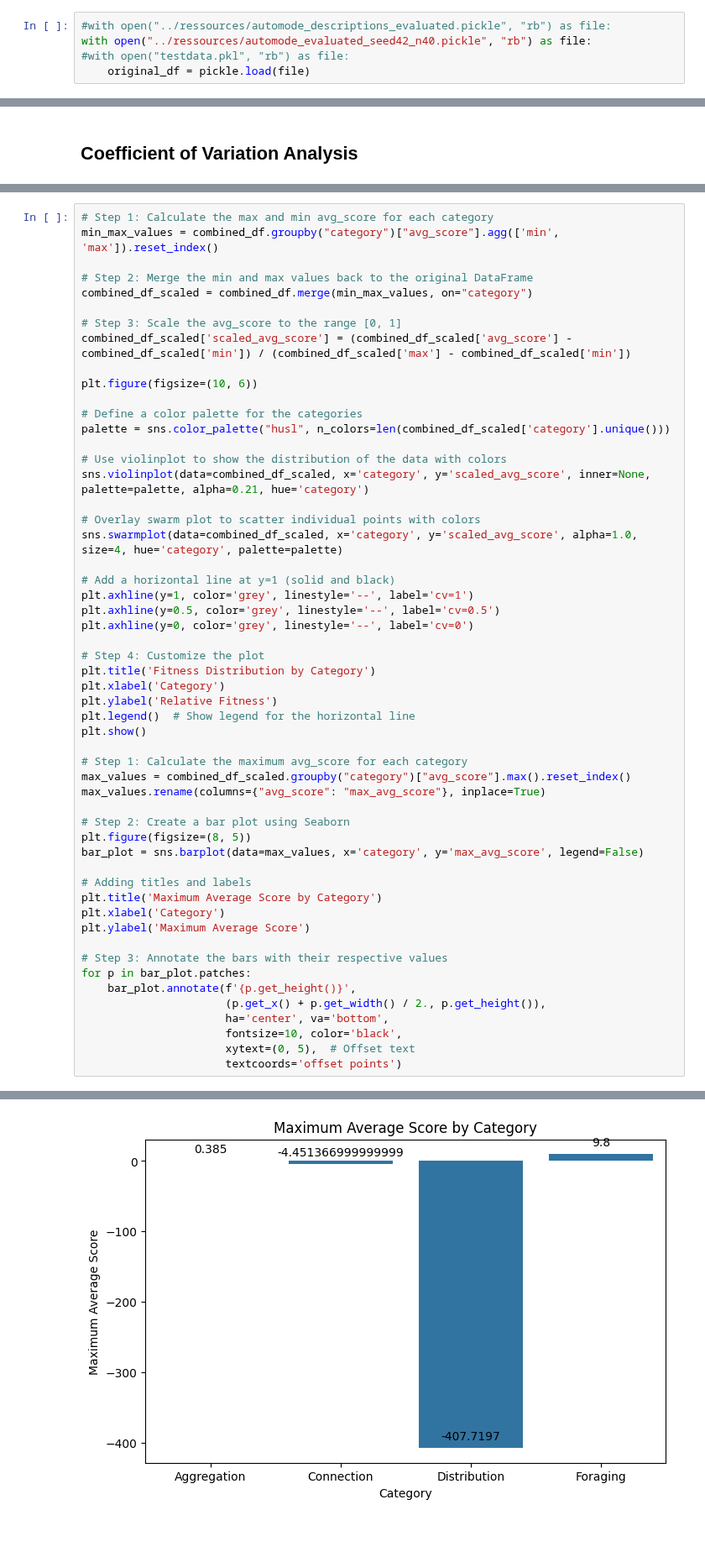
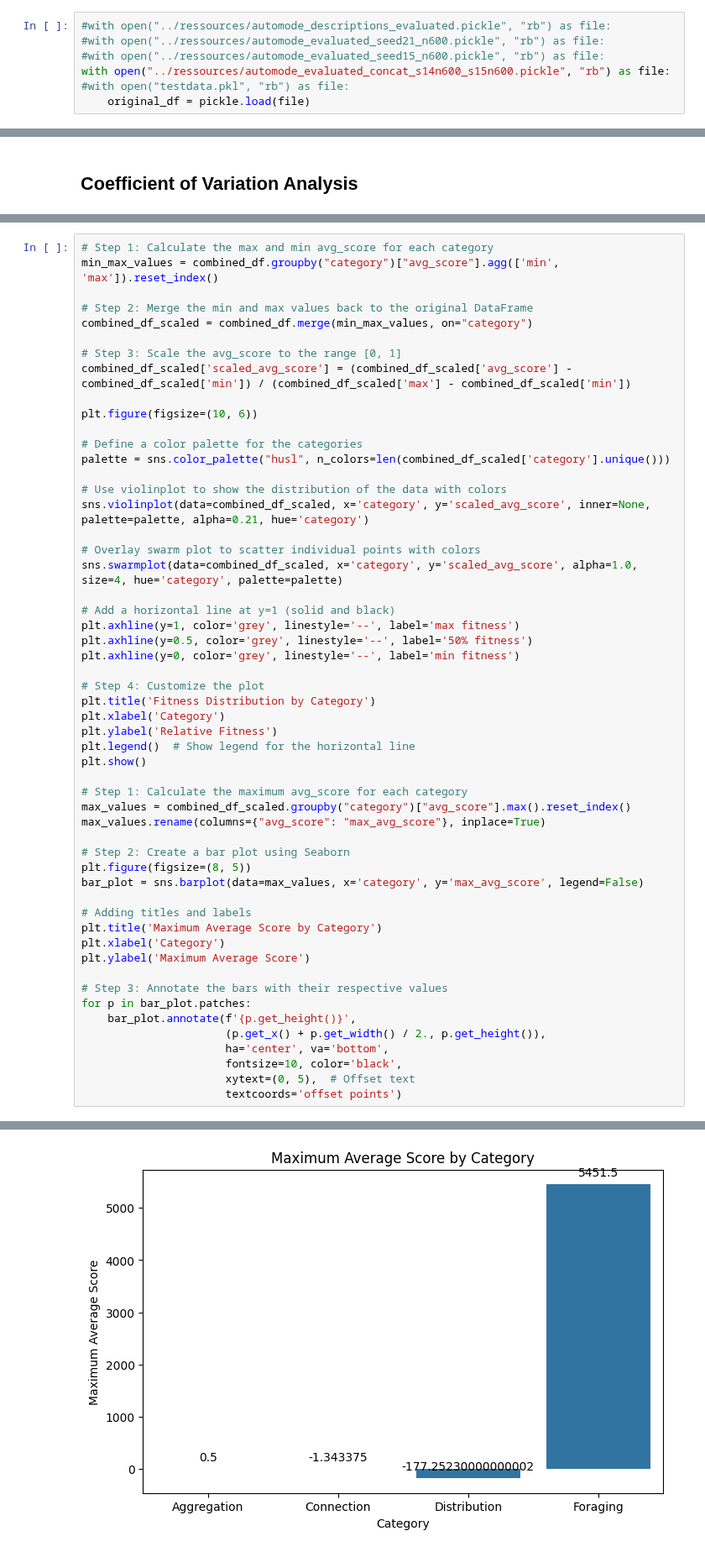
Before and after one commit to julianjandeleit/thesis_llm_collective_behavior_generation, a Jupyter notebook: analysis_notebooks/automode_analysis.ipynb, the cells around one changed output, grey strips where cells are left out. Shown at 84% size. Cells and saved outputs as stored; diff of their text form.

```diff
--- a/analysis_notebooks/automode_analysis.ipynb
+++ b/analysis_notebooks/automode_analysis.ipynb
@@ -13,7 +13,9 @@ random.seed(42)
 np.random.seed(42)
 # %%
 #with open("../ressources/automode_descriptions_evaluated.pickle", "rb") as file:
-with open("../ressources/automode_evaluated_seed42_n40.pickle", "rb") as file:
+#with open("../ressources/automode_evaluated_seed21_n600.pickle", "rb") as file:
+#with open("../ressources/automode_evaluated_seed15_n600.pickle", "rb") as file:
+with open("../ressources/automode_evaluated_concat_s14n600_s15n600.pickle", "rb") as file:
 #with open("testdata.pkl", "rb") as file:
     original_df = pickle.load(file)
 # %%
@@ -140,9 +158,9 @@ sns.violinplot(data=combined_df_scaled, x='category', y='scaled_avg_score', inne
 sns.swarmplot(data=combined_df_scaled, x='category', y='scaled_avg_score', alpha=1.0, size=4, hue='category', palette=palette)
 
 # Add a horizontal line at y=1 (solid and black)
-plt.axhline(y=1, color='grey', linestyle='--', label='cv=1')
-plt.axhline(y=0.5, color='grey', linestyle='--', label='cv=0.5')
-plt.axhline(y=0, color='grey', linestyle='--', label='cv=0')
+plt.axhline(y=1, color='grey', linestyle='--', label='max fitness')
+plt.axhline(y=0.5, color='grey', linestyle='--', label='50% fitness')
+plt.axhline(y=0, color='grey', linestyle='--', label='min fitness')
 
 # Step 4: Customize the plot
 plt.title('Fitness Distribution by Category')
@@ -177 +205 @@ for p in bar_plot.patches:
-[figure, old version]
+[figure, new version]
```
Also changed, not shown: parts of 7 cells of this notebook, 4 other files.
